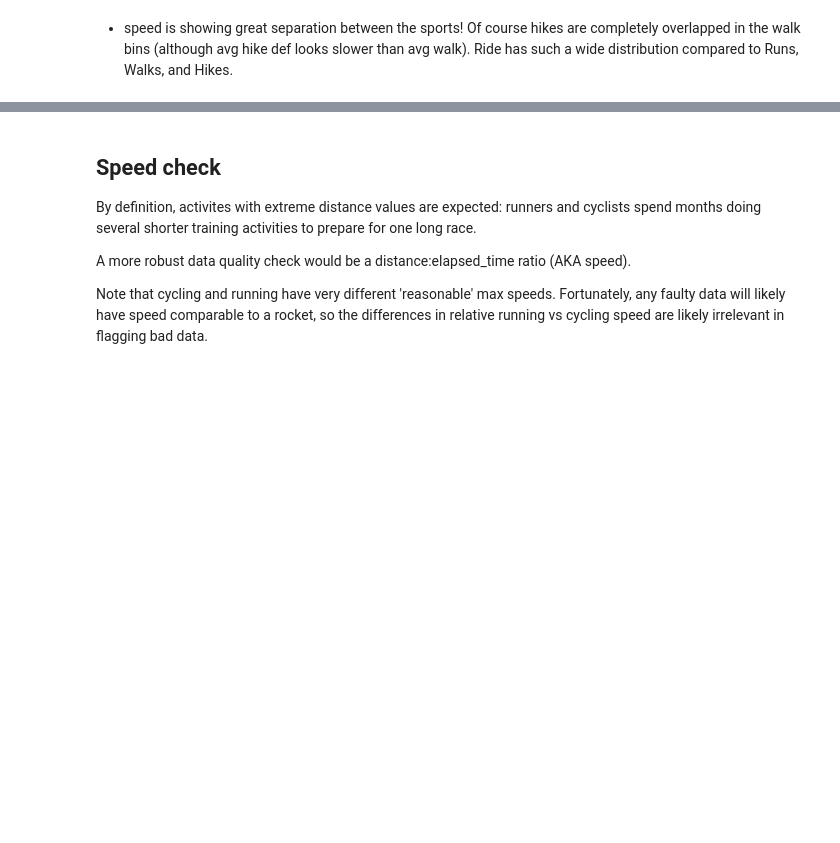
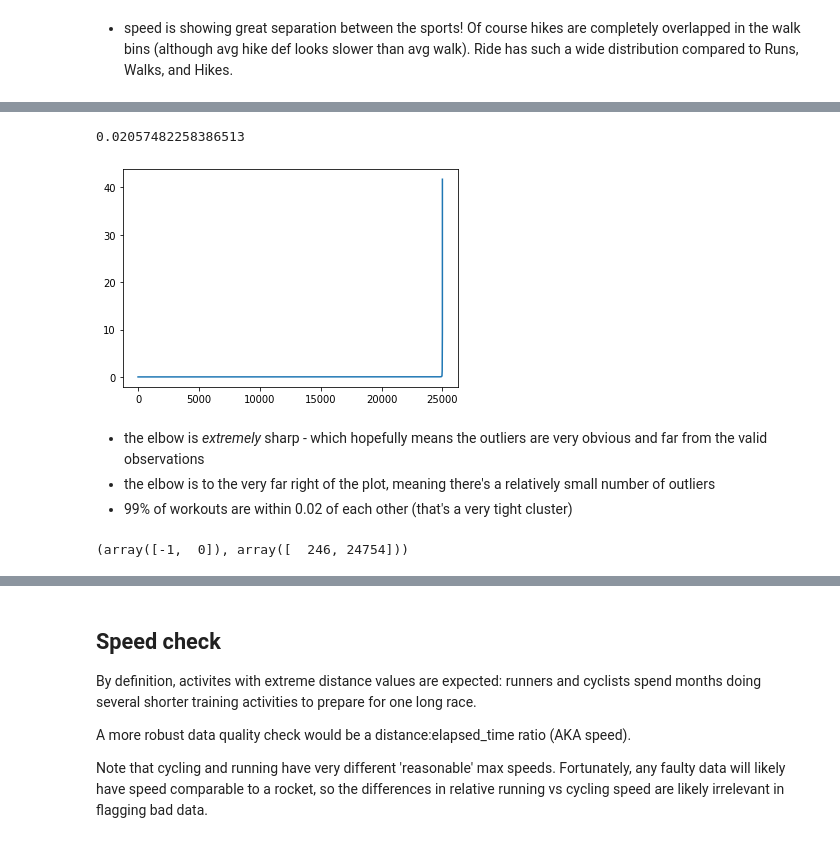
Before and after one commit to OGladfelter/sport-classification-model, a Jupyter notebook: 02-eda.ipynb, the cells around one changed output, grey strips where cells are left out. Saved outputs shown, nothing was run; the diff lists cells and outputs as text; code cells hidden in the pictures; blank space fills up the shorter version.

```diff
--- a/02-eda.ipynb
+++ b/02-eda.ipynb
@@ -299,0 +317,41 @@ plt.show()
+# %%
+# k-distance plot to help figure out values for eps and min_samples params
+from sklearn.neighbors import NearestNeighbors
+from sklearn.preprocessing import StandardScaler
+
+sample = df.sample(n=25000, random_state=42).copy()
+
+# these are the features we will use to determine if an activity is an outlier (impossibly human?)
+features = ['speed_mph', 'miles'] # keeping it to just speed and total distance to use less compute
+X = sample[features].replace([np.inf, -np.inf], np.nan).dropna()
+
+scaler = StandardScaler()
+X_scaled = scaler.fit_transform(X)
+
+neighbors = NearestNeighbors(n_neighbors=4)
+neighbors.fit(X_scaled)
+distances, _ = neighbors.kneighbors(X_scaled)
+distances = np.sort(distances[:, 3])
+plt.plot(distances)
+
+# 99% of workouts are within 0.02 of each other (that's a very tight cluster)
+print(distances[int(len(distances) * 0.99)])  # value at 99th percentile
+# %% [output]
+0.02057482258386513
+[figure, new version]
+# %% [markdown]
+- the elbow is _extremely_ sharp - which hopefully means the outliers are very obvious and far from the valid observations
+- the elbow is to the very far right of the plot, meaning there's a relatively small number of outliers
+- 99% of workouts are within 0.02 of each other (that's a very tight cluster)
+# %%
+# run DBSCAN
+# lower eps = tighter clusters = more outliers flagged
+dbscan = DBSCAN(eps=0.25, min_samples=100)
+labels = dbscan.fit_predict(X_scaled)
+print(np.unique(labels, return_counts=True))
+
+# save results
+sample['dbscan_label'] = np.nan
+sample.loc[X.index, 'dbscan_label'] = labels
+# %% [output]
+(array([-1,  0]), array([  246, 24754]))
```
Also changed, not shown: parts of 23 cells of this notebook.
